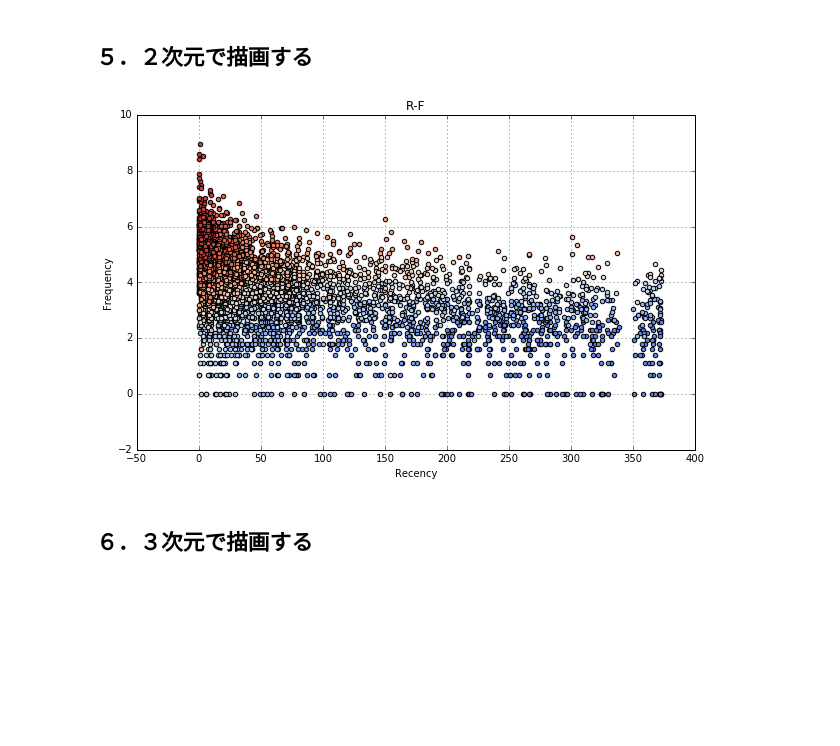
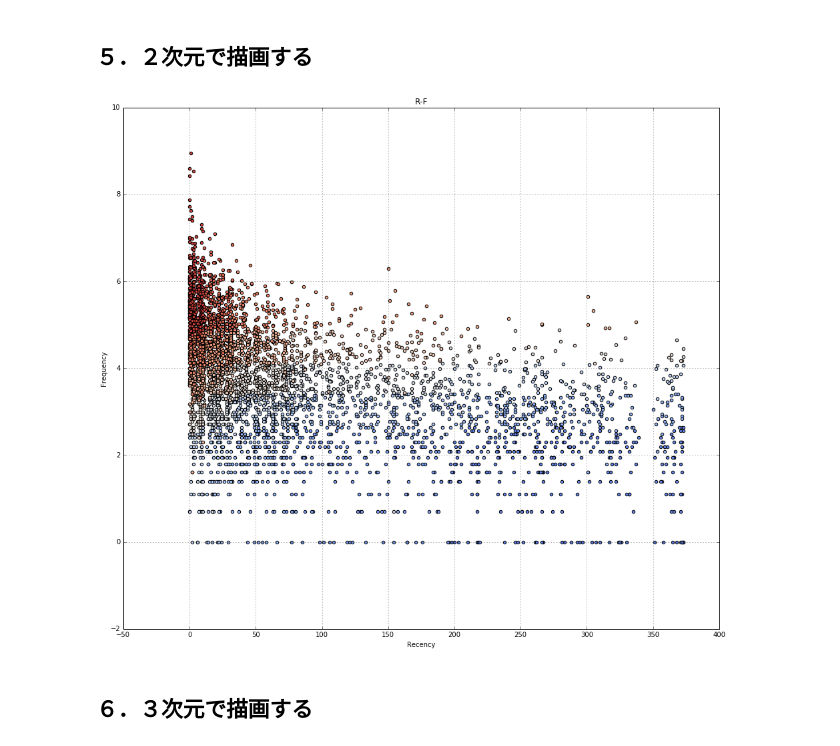
Before and after one commit to selectfromwhere/Data_Analysis_Methods, a Jupyter notebook: RFM_Analysis/RFM_Analisys_Discovery.ipynb, the cells around one changed output. Saved outputs shown, nothing was run; the diff lists cells and outputs as text; code cells hidden in the pictures; blank space fills up the shorter version.

```diff
--- a/RFM_Analysis/RFM_Analisys_Discovery.ipynb
+++ b/RFM_Analysis/RFM_Analisys_Discovery.ipynb
@@ -728,21 +753,21 @@ RFM_df_p_r.head()
 ## ５．２次元で描画する
 # %%
 # RFで散布図を描画
-plt.figure(figsize=(10, 6))
+plt.figure(figsize=(16, 14))
 color = sns.color_palette("coolwarm", 14)
 
 for i in range(14):
     plt_df = RFM_df_p_r[RFM_df_p_r['Total_Rank'] == i+2]
     x = plt_df['InvoiceDate']
     y = plt_df['Times']
     plt.scatter(x, y, c=color[i])
 
 plt.title("R-F")
 plt.xlabel("Recency")
 plt.ylabel("Frequency")
 plt.grid(True)
 # %% [output]
-[figure, old version]
+[figure, new version]
 # %% [markdown]
 ## ６．３次元で描画する
 # %%
```
Also changed, not shown: parts of 16 cells of this notebook.
